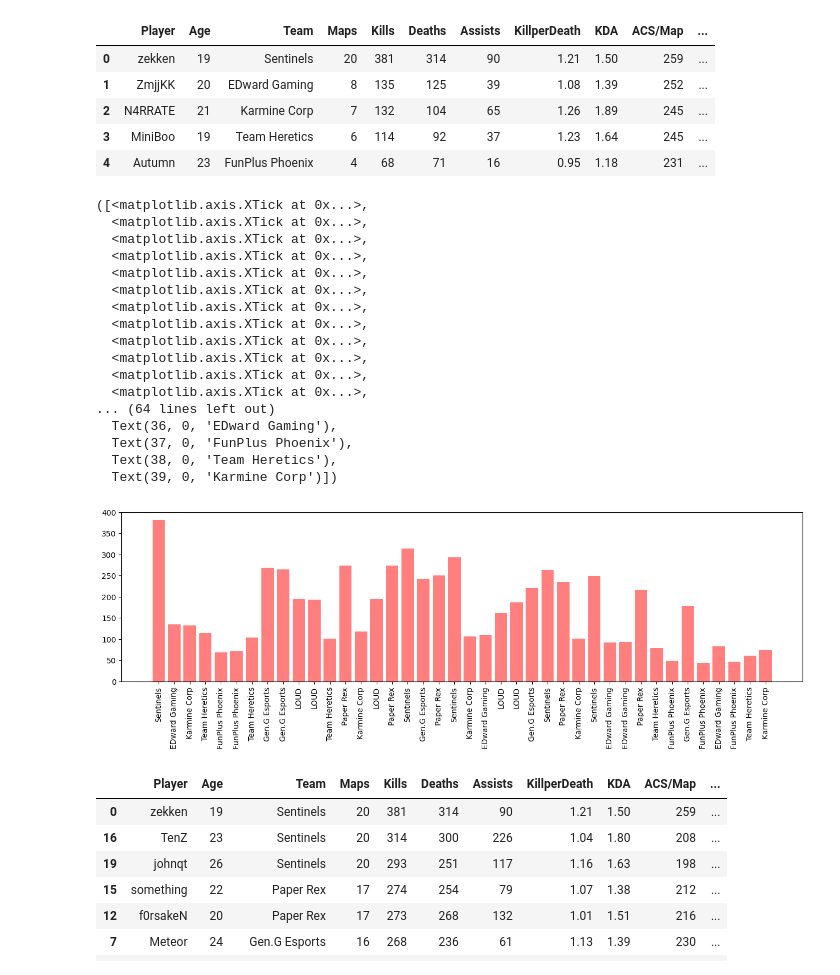
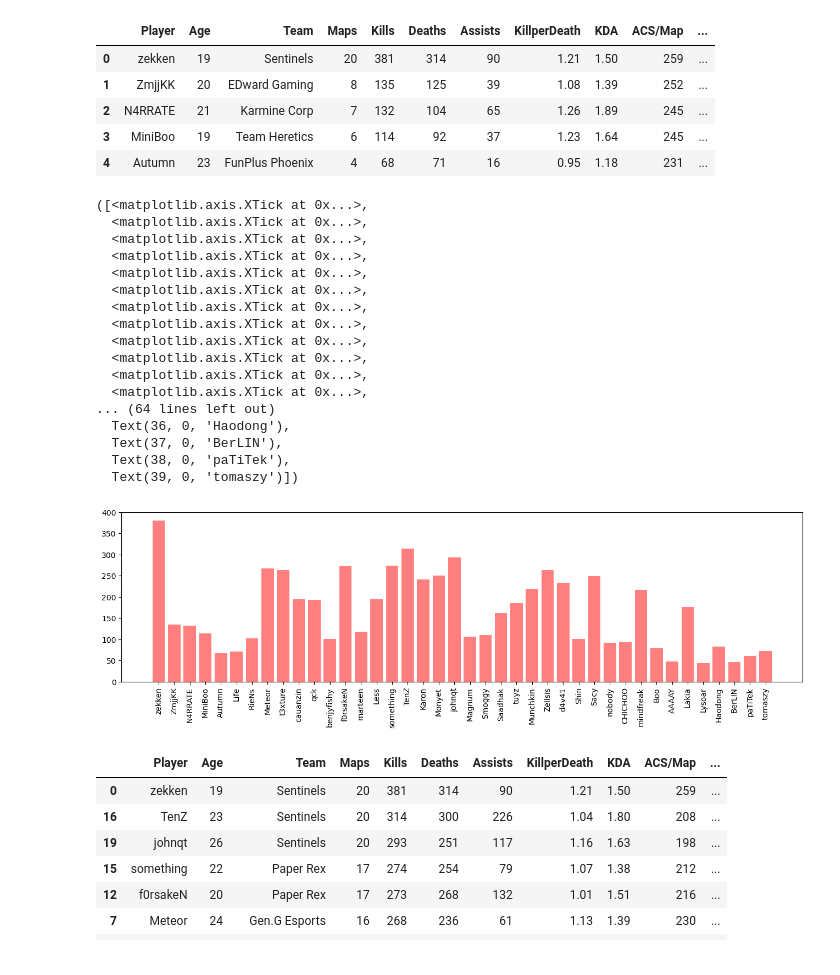
Before and after one commit to azrielmt/vct-masters-madrid-data, a Jupyter notebook: viz.ipynb, the cells around one changed output. Saved outputs shown, nothing was run; the diff lists cells and outputs as text; code cells hidden in the pictures.

Commit message:
Reduced DF and made new graphs

```diff
--- a/viz.ipynb
+++ b/viz.ipynb
@@ -18,26 +18,26 @@ tick_locations = [value for value in x_axis]
 # %%
 plt.figure(figsize=(16,4))
 plt.bar(x_axis, data_df["Kills"], color='r', alpha=0.5)
-plt.xticks(tick_locations, data_df["Team"], rotation="vertical")
+plt.xticks(tick_locations, data_df["Player"], rotation="vertical")
 # %% [output]
 ([<matplotlib.axis.XTick at 0x...>,
   <matplotlib.axis.XTick at 0x...>,
   <matplotlib.axis.XTick at 0x...>,
   <matplotlib.axis.XTick at 0x...>,
   <matplotlib.axis.XTick at 0x...>,
   <matplotlib.axis.XTick at 0x...>,
   <matplotlib.axis.XTick at 0x...>,
   <matplotlib.axis.XTick at 0x...>,
   <matplotlib.axis.XTick at 0x...>,
   <matplotlib.axis.XTick at 0x...>,
   <matplotlib.axis.XTick at 0x...>,
   <matplotlib.axis.XTick at 0x...>,
 ... (64 lines left out)
-  Text(36, 0, 'EDward Gaming'),
-  Text(37, 0, 'FunPlus Phoenix'),
-  Text(38, 0, 'Team Heretics'),
-  Text(39, 0, 'Karmine Corp')])
+  Text(36, 0, 'Haodong'),
+  Text(37, 0, 'BerLIN'),
+  Text(38, 0, 'paTiTek'),
+  Text(39, 0, 'tomaszy')])
-[figure, old version]
+[figure, new version]
 # %%
 grouped_df = data_df.sort_values(
     by="Kills",
```
Also changed, not shown: parts of 10 cells of this notebook.
